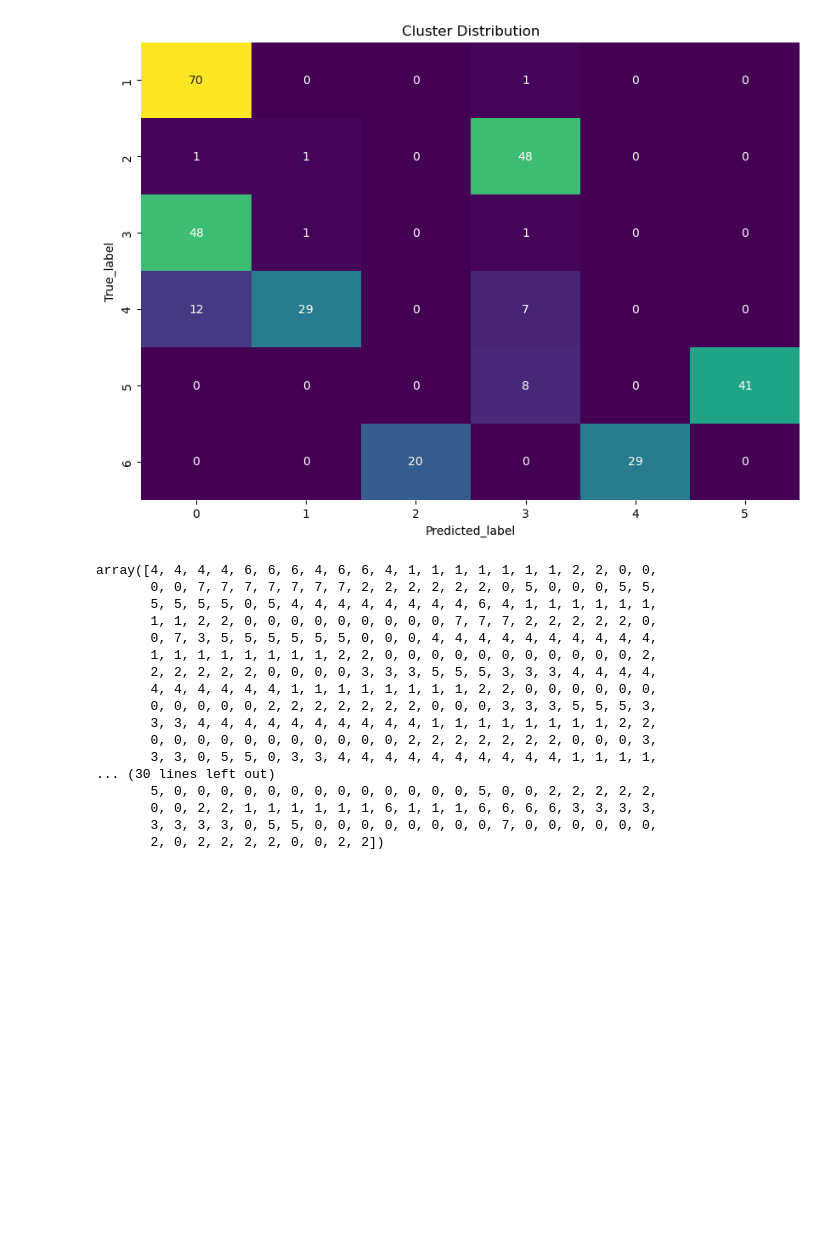
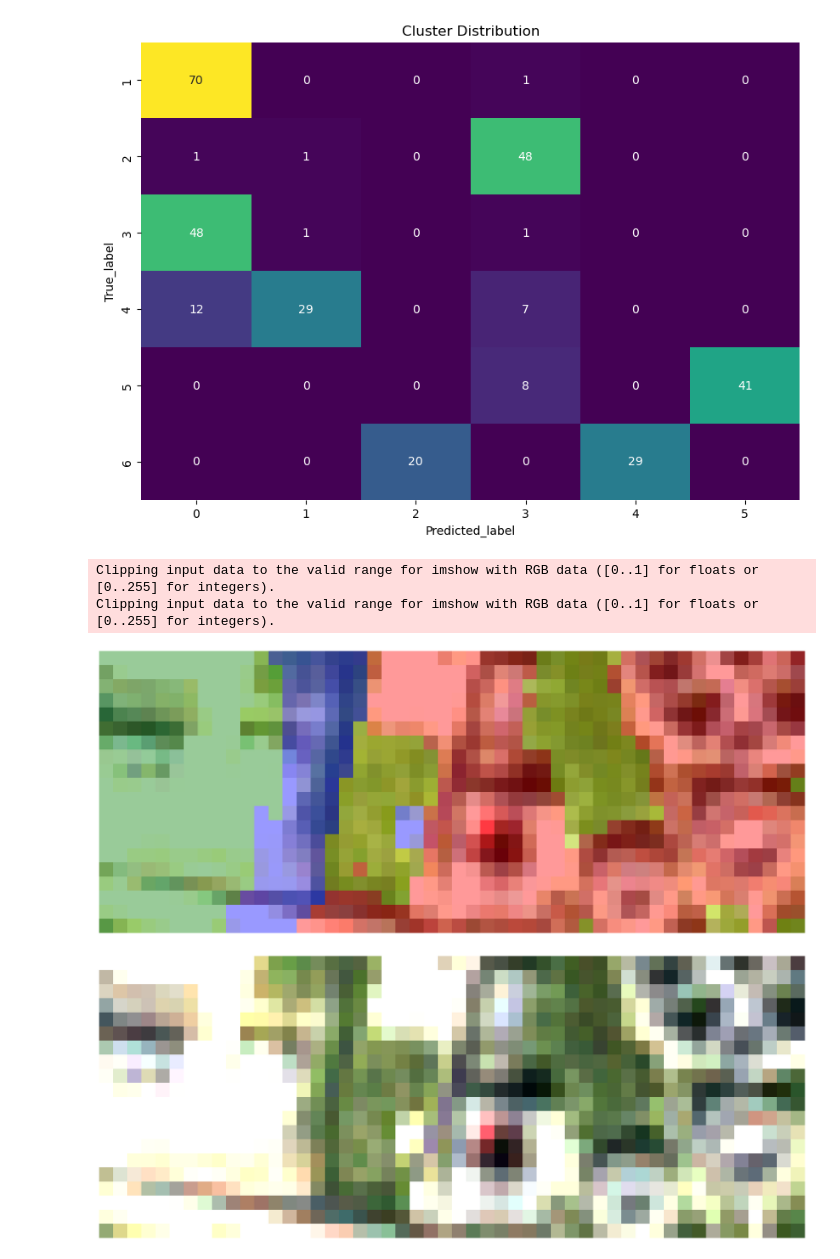
Before and after one commit to Projet-fil-rouge-IODAA/FilRouge_territoires, a Jupyter notebook: notebooks/16.0-ja-just-time2feat.ipynb, the cells around one changed output. Saved outputs shown, nothing was run; the diff lists cells and outputs as text; code cells hidden in the pictures; blank space fills up the shorter version.

```diff
--- a/notebooks/16.0-ja-just-time2feat.ipynb
+++ b/notebooks/16.0-ja-just-time2feat.ipynb
@@ -74,23 +78,3 @@ eval = evaluator_de_experiences(yhat, pixels_de_interet, dic_de_pixels, df_feats
 eval.cluster_distribution()
 # %% [output]
 [figure]
-# %%
-yhat
-# %% [output]
-array([4, 4, 4, 4, 6, 6, 6, 4, 6, 6, 4, 1, 1, 1, 1, 1, 1, 1, 2, 2, 0, 0,
-       0, 0, 7, 7, 7, 7, 7, 7, 7, 2, 2, 2, 2, 2, 2, 0, 5, 0, 0, 0, 5, 5,
-       5, 5, 5, 5, 0, 5, 4, 4, 4, 4, 4, 4, 4, 4, 6, 4, 1, 1, 1, 1, 1, 1,
-       1, 1, 2, 2, 0, 0, 0, 0, 0, 0, 0, 0, 0, 7, 7, 7, 2, 2, 2, 2, 2, 0,
-       0, 7, 3, 5, 5, 5, 5, 5, 5, 0, 0, 0, 4, 4, 4, 4, 4, 4, 4, 4, 4, 4,
-       1, 1, 1, 1, 1, 1, 1, 1, 2, 2, 0, 0, 0, 0, 0, 0, 0, 0, 0, 0, 0, 2,
-       2, 2, 2, 2, 2, 0, 0, 0, 0, 3, 3, 3, 5, 5, 5, 3, 3, 3, 4, 4, 4, 4,
-       4, 4, 4, 4, 4, 4, 1, 1, 1, 1, 1, 1, 1, 1, 2, 2, 0, 0, 0, 0, 0, 0,
-       0, 0, 0, 0, 0, 2, 2, 2, 2, 2, 2, 2, 0, 0, 0, 3, 3, 3, 5, 5, 5, 3,
-       3, 3, 4, 4, 4, 4, 4, 4, 4, 4, 4, 4, 1, 1, 1, 1, 1, 1, 1, 1, 2, 2,
-       0, 0, 0, 0, 0, 0, 0, 0, 0, 0, 0, 2, 2, 2, 2, 2, 2, 2, 0, 0, 0, 3,
-       3, 3, 0, 5, 5, 0, 3, 3, 4, 4, 4, 4, 4, 4, 4, 4, 4, 4, 1, 1, 1, 1,
-... (30 lines left out)
-       5, 0, 0, 0, 0, 0, 0, 0, 0, 0, 0, 0, 0, 0, 5, 0, 0, 2, 2, 2, 2, 2,
-       0, 0, 2, 2, 1, 1, 1, 1, 1, 1, 6, 1, 1, 1, 6, 6, 6, 6, 3, 3, 3, 3,
-       3, 3, 3, 3, 0, 5, 5, 0, 0, 0, 0, 0, 0, 0, 0, 7, 0, 0, 0, 0, 0, 0,
-       2, 0, 2, 2, 2, 2, 0, 0, 2, 2])
@@ -96,0 +128,10 @@ array([4, 4, 4, 4, 6, 6, 6, 4, 6, 6, 4, 1, 1, 1, 1, 1, 1, 1, 2, 2, 0, 0,
+# %%
+PATH_IMAGE = "/home/julian/FilRouge_territoires/data/cropped/cropped_with_texture_crop_SENTINEL2B_20231007-105728-915_L2A_T31UDQ_C_V3-1.tif"
+
+results = afficheur_de_resultats(PATH_IMAGE, yhat, pixels_de_interet)
+results.create_image('../results/just_a_test', cbar=False, axes=False)
+# %% [output]
+Clipping input data to the valid range for imshow with RGB data ([0..1] for floats or [0..255] for integers).
+Clipping input data to the valid range for imshow with RGB data ([0..1] for floats or [0..255] for integers).
+[figure, added]
+[figure, added]
```
Also changed, not shown: parts of 7 cells of this notebook, 7 other files.
